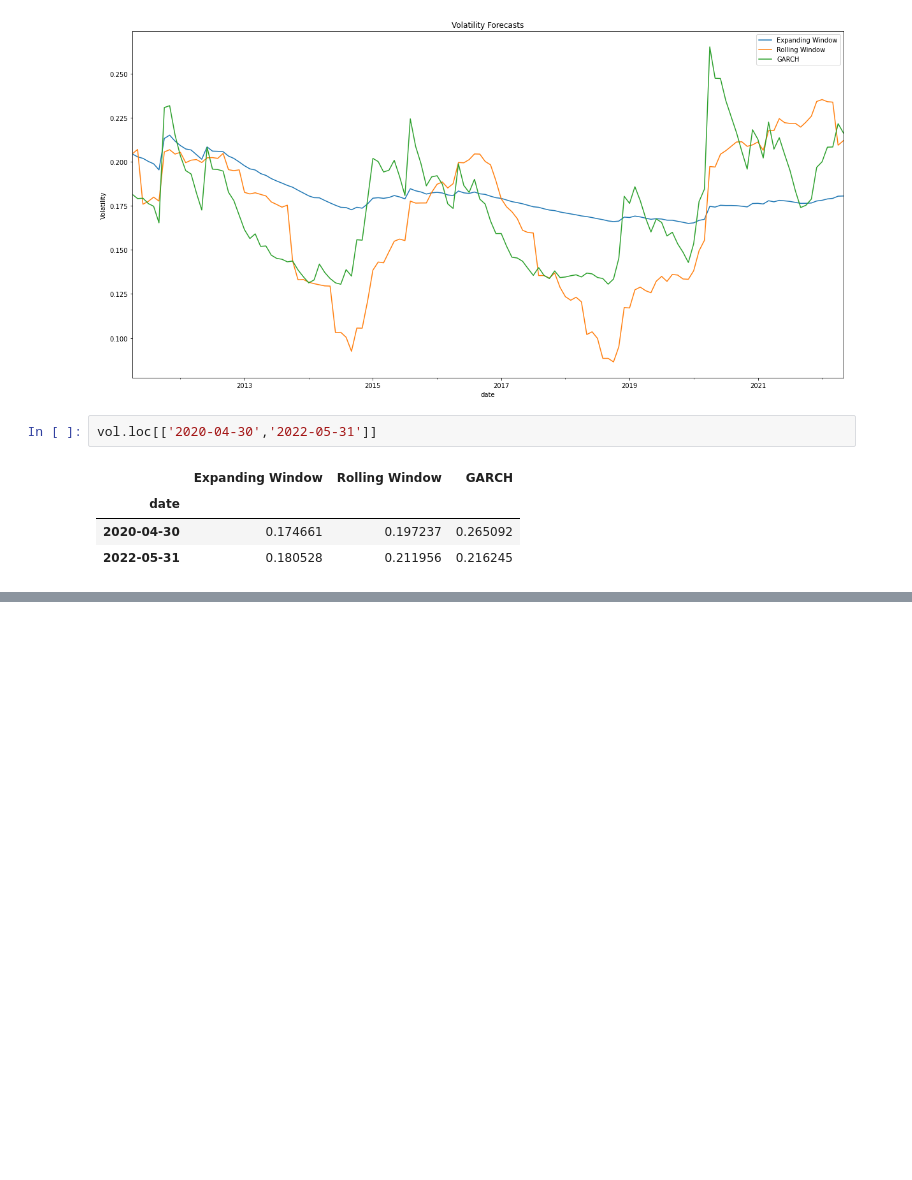
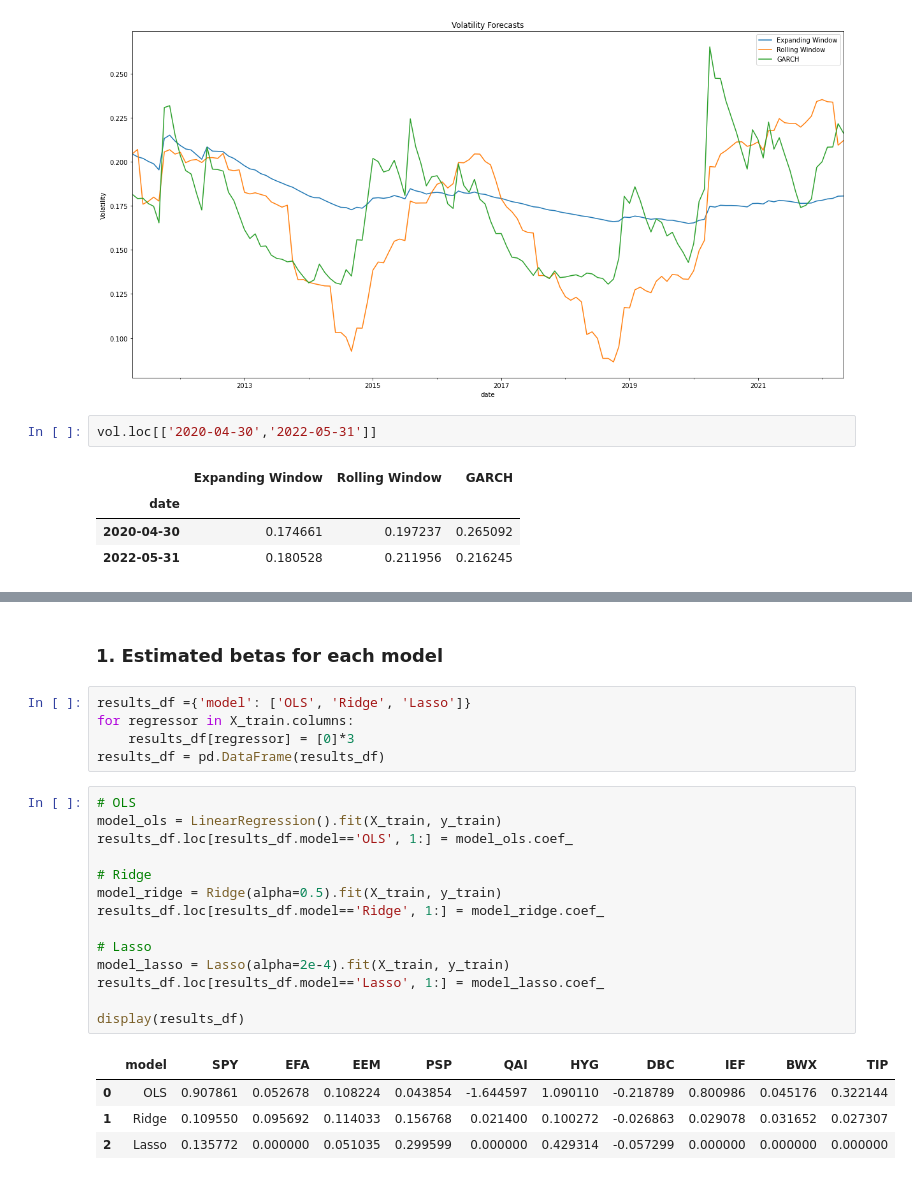
Before and after one commit to ebdaniel/drw-dataanalysis-2022, a Jupyter notebook: exam.ipynb, the cells around one changed output, grey strips where cells are left out. Drawn from its saved outputs; the diff is of its cells as text; blank space fills up the shorter version.

```diff
--- a/exam.ipynb
+++ b/exam.ipynb
@@ -236,0 +236,26 @@ vol.head()
+# %% [markdown]
+### 1. Estimated betas for each model
+# %%
+results_df ={'model': ['OLS', 'Ridge', 'Lasso']}
+for regressor in X_train.columns:
+    results_df[regressor] = [0]*3
+results_df = pd.DataFrame(results_df)
+# %%
+# OLS
+model_ols = LinearRegression().fit(X_train, y_train)
+results_df.loc[results_df.model=='OLS', 1:] = model_ols.coef_
+
+# Ridge
+model_ridge = Ridge(alpha=0.5).fit(X_train, y_train)
+results_df.loc[results_df.model=='Ridge', 1:] = model_ridge.coef_
+
+# Lasso
+model_lasso = Lasso(alpha=2e-4).fit(X_train, y_train)
+results_df.loc[results_df.model=='Lasso', 1:] = model_lasso.coef_
+
+display(results_df)
+# %% [output]
+|  | model | SPY | EFA | EEM | PSP | QAI | HYG | DBC | IEF | BWX | TIP |
+| 0 | OLS | 0.907861 | 0.052678 | 0.108224 | 0.043854 | -1.644597 | 1.090110 | -0.218789 | 0.800986 | 0.045176 | 0.322144 |
+| 1 | Ridge | 0.109550 | 0.095692 | 0.114033 | 0.156768 | 0.021400 | 0.100272 | -0.026863 | 0.029078 | 0.031652 | 0.027307 |
+| 2 | Lasso | 0.135772 | 0.000000 | 0.051035 | 0.299599 | 0.000000 | 0.429314 | -0.057299 | 0.000000 | 0.000000 | 0.000000 |
```
Also changed, not shown: parts of 12 cells of this notebook.
